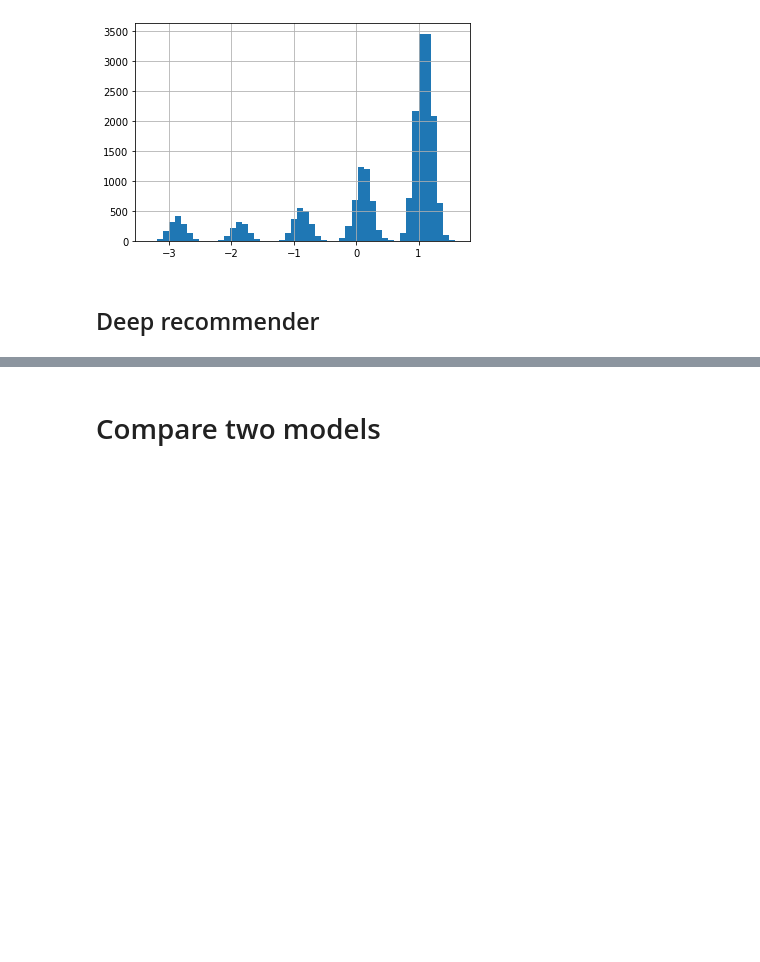
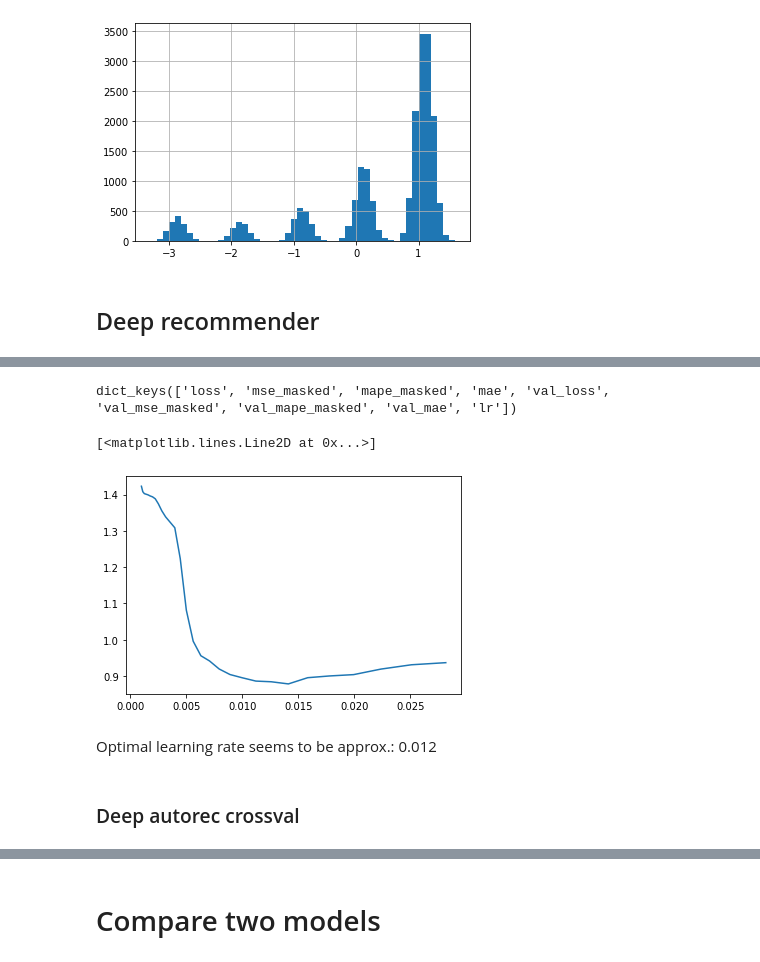
Before and after one commit to maddataanalyst/deepautorec_paper, a Jupyter notebook: notebooks/autorecommender_drafts.ipynb, the cells around one changed output, grey strips where cells are left out. Saved outputs shown, nothing was run; the diff lists cells and outputs as text; code cells hidden in the pictures; blank space fills up the shorter version.

```diff
--- a/notebooks/autorecommender_drafts.ipynb
+++ b/notebooks/autorecommender_drafts.ipynb
@@ -199,7 +179,7 @@ colab_mse = []
 colab_mape = []
 
 for exd in crossvals:
-    _, mape, mse = conduct_experiment(exd, build_colab_filtering_model, build_params={'dim_embed': 30}, fit_params={'batch_size': 32, 'epochs': 10})
+    colab_filtering_model, mape, mse, cf_history = conduct_experiment(exd, build_colab_filtering_model, prepare_model_data_colab, build_params={'dim_embed': 30}, fit_params={'batch_size': 32, 'epochs': 15})
     colab_mse.append(mse)
     colab_mape.append(mape)
 
@@ -336,5 +308,5 @@ exd.Xfeatures_train.shape
 # %%
-def build_autorec_model(exd, *args, **kwargs):
+def build_autorec_model(exd, loss=mse_masked, optimizer='adam', metrics=[mse_masked, 'mae', mape_masked], *args, **kwargs):
     min_rating = min(exd.Xraw_train.rating.min(), exd.Xraw_valid.rating.min())
     max_rating = max(exd.Xraw_train.rating.max(), exd.Xraw_valid.rating.max())
     dim_embed = 30
@@ -370,7 +342,7 @@ def build_autorec_model(exd, *args, **kwargs):
     out = krs.layers.Dense(1, activation='sigmoid')(d2)
     out = krs.layers.Lambda(lambda x: x * (max_rating - min_rating) + min_rating)(out)
 
-    model = krs.Model(inputs=[user_input, item_input, f_input], outputs=out )
+    model = krs.Model(inputs=[user_input, item_input, f_input], outputs=out, *args, **kwargs)
 
-    model.compile(loss=mse_masked, optimizer='adam', metrics=[mse_masked, 'mae', mape_masked])
+    model.compile(loss=mse_masked, optimizer=optimizer, metrics=metrics)
     return model
@@ -526,0 +353,14 @@ pd.Series(errors_deep).hist(bins=50)
+# %%
+preselect_exd = crossvals[0]
+# %%
+initial_lr = 0.001
+lr_schedule = tf.keras.callbacks.LearningRateScheduler(
+    lambda epoch: 1e-3 * 10**(epoch / 20))
+optimizer = tf.keras.optimizers.SGD(lr=initial_lr, momentum=0.9)
+build_params = {
+    'optimizer': optimizer,
+    'loss': huber_masked,
+    'metrics': [mse_masked, mape_masked, 'mae']
+}
+
+_, mape, mse, autorec_history = conduct_experiment(preselect_exd, build_autorec_model, preapre_model_data_autorec, build_params=build_params, fit_params={'batch_size': 16, 'epochs': 30, 'callbacks': [lr_schedule]})
@@ -526,0 +385,11 @@ pd.Series(errors_deep).hist(bins=50)
+# %%
+autorec_history.history.keys()
+# %% [output]
+dict_keys(['loss', 'mse_masked', 'mape_masked', 'mae', 'val_loss', 'val_mse_masked', 'val_mape_masked', 'val_mae', 'lr'])
+# %%
+plt.plot(autorec_history.history['lr'], autorec_history.history['loss'])
+# %% [output]
+[<matplotlib.lines.Line2D at 0x...>]
+[figure, added]
+# %% [markdown]
+Optimal learning rate seems to be approx.: 0.012
@@ -527,3 +398,5 @@ pd.Series(errors_deep).hist(bins=50)
+# %% [markdown]
+### Deep autorec crossval
 # %%
 import gc
 tf.keras.backend.clear_session()
```
Also changed, not shown: parts of 40 cells of this notebook, 2 other files.
